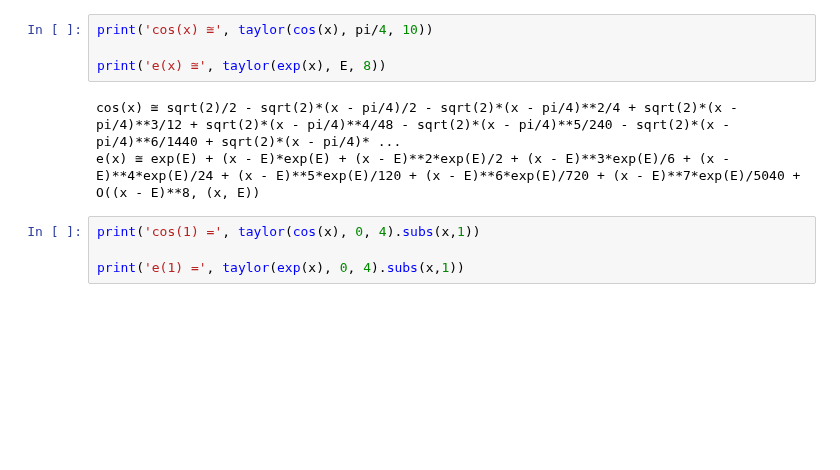
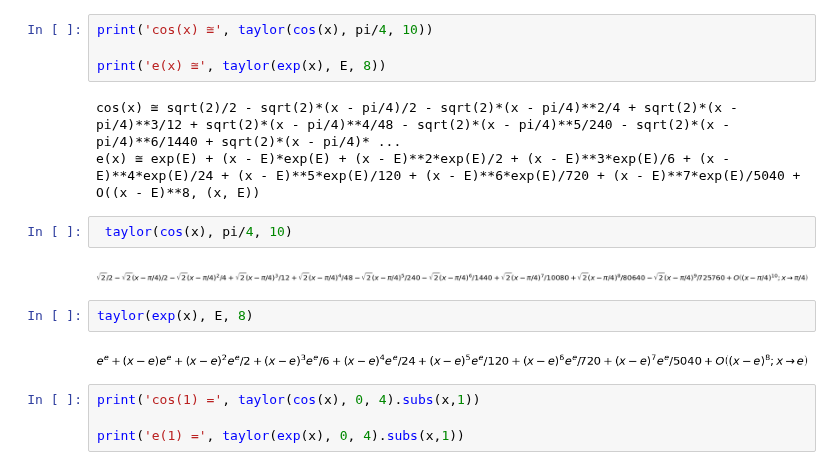
Before and after one commit to gjhernandezp/NM, a Jupyter notebook: Taylor Series/TaylorSymPy.ipynb, the cells around one changed output. Cells and saved outputs as stored; diff of their text form; blank space fills up the shorter version.

```diff
--- a/Taylor Series/TaylorSymPy.ipynb
+++ b/Taylor Series/TaylorSymPy.ipynb
@@ -34,6 +50,14 @@ print('e(x) ≅', taylor(exp(x), E, 8))
 # %% [output]
 cos(x) ≅ sqrt(2)/2 - sqrt(2)*(x - pi/4)/2 - sqrt(2)*(x - pi/4)**2/4 + sqrt(2)*(x - pi/4)**3/12 + sqrt(2)*(x - pi/4)**4/48 - sqrt(2)*(x - pi/4)**5/240 - sqrt(2)*(x - pi/4)**6/1440 + sqrt(2)*(x - pi/4)* ...
 e(x) ≅ exp(E) + (x - E)*exp(E) + (x - E)**2*exp(E)/2 + (x - E)**3*exp(E)/6 + (x - E)**4*exp(E)/24 + (x - E)**5*exp(E)/120 + (x - E)**6*exp(E)/720 + (x - E)**7*exp(E)/5040 + O((x - E)**8, (x, E))
+# %%
+ taylor(cos(x), pi/4, 10)
+# %% [output]
+[figure, added]
+# %%
+taylor(exp(x), E, 8)
+# %% [output]
+[figure, added]
 # %%
 print('cos(1) =', taylor(cos(x), 0, 4).subs(x,1))
 
```
Also changed, not shown: parts of 4 cells of this notebook.
